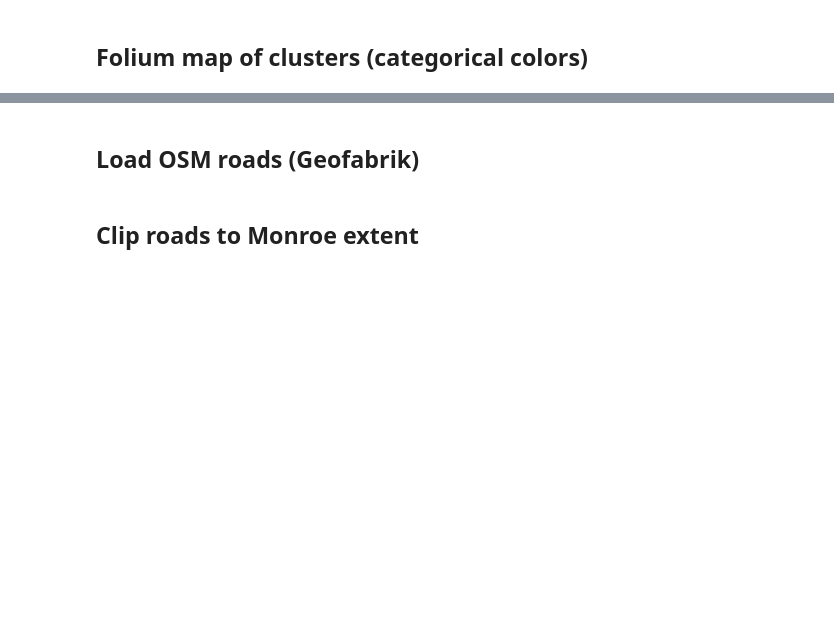
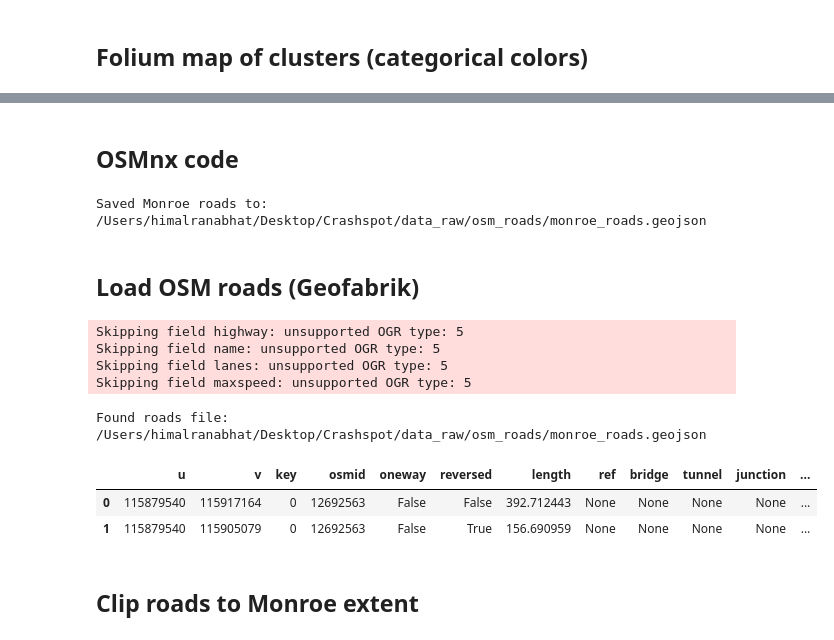
Before and after one commit to MistaZero07/crashspot-research, a Jupyter notebook: Crashspot_Week3_Starter/Crashspot_Week3_Starter.ipynb, the cells around one changed output, grey strips where cells are left out. Cells and saved outputs as stored; diff of their text form; code cells hidden in the pictures; blank space fills up the shorter version.

```diff
--- a/Crashspot_Week3_Starter/Crashspot_Week3_Starter.ipynb
+++ b/Crashspot_Week3_Starter/Crashspot_Week3_Starter.ipynb
@@ -131,28 +184,56 @@ m
+# %% [markdown]
+## OSMnx code
+# %%
+# (Optional) Download Monroe roads via OSMnx if Geofabrik file not available
+import osmnx as ox
+import geopandas as gpd
+
+# Download driving roads for Monroe, LA
+G = ox.graph_from_place("Monroe, Louisiana, USA", network_type="drive")
+
+# Convert to GeoDataFrame of road segments
+roads_gdf = ox.graph_to_gdfs(G, nodes=False, edges=True)
+
+# Save into your raw data folder
+roads_path = PROJECT_ROOT / "data_raw" / "osm_roads" / "monroe_roads.geojson"
+roads_gdf.to_file(roads_path, driver="GeoJSON")
+print("Saved Monroe roads to:", roads_path)
+# %% [output]
+Saved Monroe roads to: /Users/himalranabhat/Desktop/Crashspot/data_raw/osm_roads/monroe_roads.geojson
 # %% [markdown]
 ## Load OSM roads (Geofabrik)
 # %%
 # 8) Load OSM roads from data_raw/osm_roads
 import os, geopandas as gpd
 
 roads_dir = PROJECT_ROOT / 'data_raw' / 'osm_roads'
 candidate = None
-for ext in ['.gpkg', '.shp']:
+for ext in ['.gpkg', '.shp', '.geojson']:
     for p in roads_dir.rglob(f'*{ext}'):
         if 'roads' in p.name.lower() or 'lines' in p.name.lower():
             candidate = p
             break
     if candidate: break
 
 if candidate is None:
     print('⚠️ Could not find OSM roads file in data_raw/osm_roads/. Place a .gpkg or .shp there.')
 else:
     print('Found roads file:', candidate)
 
 roads = gpd.read_file(candidate) if candidate else None
 if roads is not None and (roads.crs is None or roads.crs.to_epsg() != 4326):
     roads = roads.to_crs(4326)
 
 roads.head(2) if roads is not None else None
+# %% [output]
+Skipping field highway: unsupported OGR type: 5
+Skipping field name: unsupported OGR type: 5
+Skipping field lanes: unsupported OGR type: 5
+Skipping field maxspeed: unsupported OGR type: 5
+Found roads file: /Users/himalranabhat/Desktop/Crashspot/data_raw/osm_roads/monroe_roads.geojson
+|  | u | v | key | osmid | oneway | reversed | length | ref | bridge | tunnel | junction | ... |
+| 0 | 115879540 | 115917164 | 0 | 12692563 | False | False | 392.712443 | None | None | None | None | ... |
+| 1 | 115879540 | 115905079 | 0 | 12692563 | False | True | 156.690959 | None | None | None | None | ... |
 # %% [markdown]
 ## Clip roads to Monroe extent
 # %%
```
Also changed, not shown: parts of 11 cells of this notebook.
